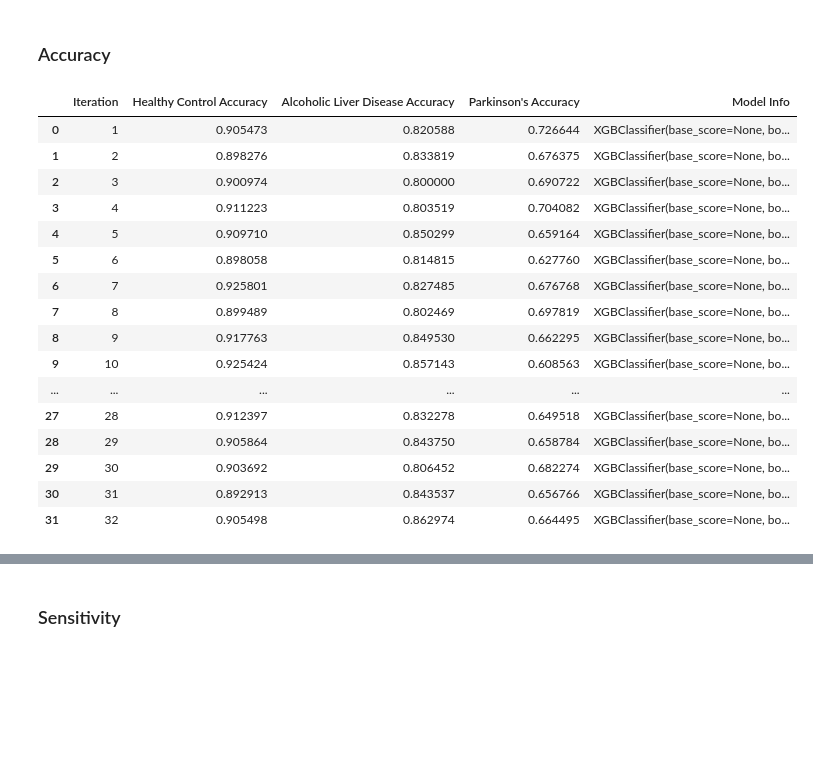
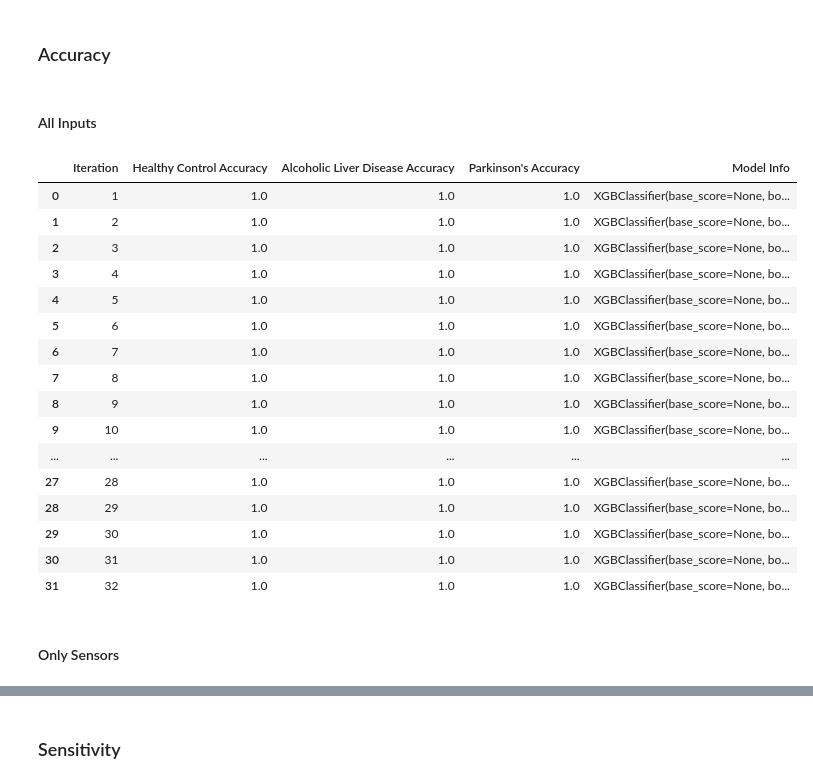
Before and after one commit to cjvilla/enose_predictions, a Jupyter notebook: exploratory_data.ipynb, the cells around one changed output, grey strips where cells are left out. Saved outputs shown, nothing was run; the diff lists cells and outputs as text; code cells hidden in the pictures; blank space fills up the shorter version.

```diff
--- a/exploratory_data.ipynb
+++ b/exploratory_data.ipynb
@@ -540,14 +1143,15 @@ import numpy as np
 import pandas as pd
 from sklearn.model_selection import train_test_split
 from sklearn.preprocessing import StandardScaler
-from sklearn.ensemble import AdaBoostClassifier
+import tensorflow as tf
+from tensorflow import keras
 from sklearn.metrics import accuracy_score
 
 # Load your merged_df dataset and preprocess it (as you've done)
 # Define features (X) and target variable (y)
 X = demographics[['S1', 'S2', 'S3', 'S4', 'S5', 'S6', 'S7', 'S8', 'S9', 'S10',
-              'S11', 'S12', 'S13', 'S14', 'S15', 'S16', 'S17', 'S18', 'S19', 'S20',
-              'S21', 'S22', 'S23', 'S24', 'S25', 'S26', 'S27', 'S28', 'S29', 'S30', 'S31', 'S32']]
+          'S11', 'S12', 'S13', 'S14', 'S15', 'S16', 'S17', 'S18', 'S19', 'S20',
+          'S21', 'S22', 'S23', 'S24', 'S25', 'S26', 'S27', 'S28', 'S29', 'S30', 'S31', 'S32']]
 y = demographics['group']  # Assuming 0 for Healthy Control and 1 for Alcoholic Liver Disease
 
 # Filter the dataset to include only "Healthy Control" (0) and "Alcoholic Liver Disease" (1)
@@ -558,21 +1162,30 @@ y_filtered = y[y.isin(selected_classes)]
 # Split the filtered dataset into training and testing sets
 X_train, X_test, y_train, y_test = train_test_split(X_filtered, y_filtered, test_size=0.2, random_state=42)
 
-# Standardize the input features (important for AdaBoost)
+# Standardize the input features (important for neural networks)
 scaler = StandardScaler()
 X_train = scaler.fit_transform(X_train)
 X_test = scaler.transform(X_test)
 
-# Create an AdaBoost classifier with a decision tree as the base estimator
-adaboost_classifier = AdaBoostClassifier(n_estimators=50, random_state=42)
+# Reshape data for LSTM (assuming time steps)
+n_features = X_train.shape[1]
+X_train = X_train.reshape(-1, 1, n_features)
+X_test = X_test.reshape(-1, 1, n_features)
 
-# Train the AdaBoost classifier on your data
-adaboost_classifier.fit(X_train, y_train)
+# Create an LSTM-based model
+model = keras.Sequential([
+    keras.layers.LSTM(64, activation='relu', input_shape=(1, n_features)),
+    keras.layers.Dense(1, activation='sigmoid')  # Output layer with sigmoid activation for binary classification
+])
 
-# Predict using the trained AdaBoost classifier
-y_pred = adaboost_classifier.predict(X_test)
+# Compile the model
+model.compile(optimizer='adam', loss='binary_crossentropy', metrics=['accuracy'])
 
-# Calculate accuracy on the test set
+# Train the LSTM model on your data
+model.fit(X_train, y_train, epochs=20, batch_size=32, validation_split=0.2)
+
+# Evaluate the model on the test set
+y_pred = (model.predict(X_test) > 0.5).astype(int)  # Convert probabilities to binary predictions
 accuracy = accuracy_score(y_test, y_pred)
 print(f'Test Accuracy: {accuracy * 100:.2f}%')
 # %% [output]
@@ -581,6 +1210,8 @@ Test Accuracy: 84.59%
 # **Chosen algorithm: xgBoost Classification Binary**
 # %% [markdown]
 ### Accuracy
+# %% [markdown]
+#### All Inputs
 # %%
 import warnings
 import pandas as pd
@@ -591,16 +1222,12 @@ from sklearn.metrics import accuracy_score
 # Suppress XGBoost-related warnings
 warnings.filterwarnings('ignore', category=UserWarning, module='xgboost')
 
-# Load your merged_df dataset and preprocess it
-# Replace 'your_merged_df.csv' with your dataset file path
-
 # Create an empty list to store DataFrames
 results_list = []
 
-# Define features (X) and target variable (y) for classification
-X = demographics[['S1', 'S2', 'S3', 'S4', 'S5', 'S6', 'S7', 'S8', 'S9', 'S10',
-              'S11', 'S12', 'S13', 'S14', 'S15', 'S16', 'S17', 'S18', 'S19', 'S20',
-              'S21', 'S22', 'S23', 'S24', 'S25', 'S26', 'S27', 'S28', 'S29', 'S30', 'S31', 'S32']]
+X = demographics[['Age', 'Race', 'BMI', 'LPS_Endotoxin', 'Perm_sucralose','S1', 'S2', 'S3', 'S4', 'S5', 'S6', 'S7', 'S8', 'S9', 'S10',
+          'S11', 'S12', 'S13', 'S14', 'S15', 'S16', 'S17', 'S18', 'S19', 'S20',
+          'S21', 'S22', 'S23', 'S24', 'S25', 'S26', 'S27', 'S28', 'S29', 'S30', 'S31', 'S32']]
 y = demographics['group']  # 0 for Healthy Control, 1 for Alcoholic Liver Disease, and 2 for Parkinson's
 
 # Specify the number of iterations
@@ -621,47 +1248,47 @@ for iteration in range(num_iterations):
     )
     xgb_classifier.fit(X_train, y_train)
 
     # Predict disease labels on the test set
     y_pred = xgb_classifier.predict(X_test)
 
     # Calculate accuracy for each class
     accuracy_healthy_control = accuracy_score(y_test[y_test == 0], y_pred[y_test == 0])
     accuracy_alcoholic_liver_disease = accuracy_score(y_test[y_test == 1], y_pred[y_test == 1])
     accuracy_parkinsons = accuracy_score(y_test[y_test == 2], y_pred[y_test == 2])
 
     # Create a DataFrame for the current iteration with model information
     iteration_df = pd.DataFrame({
         'Iteration': [iteration + 1],
         'Healthy Control Accuracy': [accuracy_healthy_control],
         'Alcoholic Liver Disease Accuracy': [accuracy_alcoholic_liver_disease],
         'Parkinson\'s Accuracy': [accuracy_parkinsons],
         'Model Info': [str(xgb_classifier)],
     })
 
     # Append the DataFrame to the results list
     results_list.append(iteration_df)
 
 # Concatenate all DataFrames in the results list
 xgboost_classification_binary_accuracy_results = pd.concat(results_list, ignore_index=True)
 
 # Display the results DataFrame
 xgboost_classification_binary_accuracy_results.head(num_iterations)
 # %% [output]
 |  | Iteration | Healthy Control Accuracy | Alcoholic Liver Disease Accuracy | Parkinson's Accuracy | Model Info |
-| 0 | 1 | 0.905473 | 0.820588 | 0.726644 | XGBClassifier(base_score=None, bo... |
-| 1 | 2 | 0.898276 | 0.833819 | 0.676375 | XGBClassifier(base_score=None, bo... |
-| 2 | 3 | 0.900974 | 0.800000 | 0.690722 | XGBClassifier(base_score=None, bo... |
-| 3 | 4 | 0.911223 | 0.803519 | 0.704082 | XGBClassifier(base_score=None, bo... |
-| 4 | 5 | 0.909710 | 0.850299 | 0.659164 | XGBClassifier(base_score=None, bo... |
-| 5 | 6 | 0.898058 | 0.814815 | 0.627760 | XGBClassifier(base_score=None, bo... |
-| 6 | 7 | 0.925801 | 0.827485 | 0.676768 | XGBClassifier(base_score=None, bo... |
-| 7 | 8 | 0.899489 | 0.802469 | 0.697819 | XGBClassifier(base_score=None, bo... |
-| 8 | 9 | 0.917763 | 0.849530 | 0.662295 | XGBClassifier(base_score=None, bo... |
-| 9 | 10 | 0.925424 | 0.857143 | 0.608563 | XGBClassifier(base_score=None, bo... |
+| 0 | 1 | 1.0 | 1.0 | 1.0 | XGBClassifier(base_score=None, bo... |
+| 1 | 2 | 1.0 | 1.0 | 1.0 | XGBClassifier(base_score=None, bo... |
+| 2 | 3 | 1.0 | 1.0 | 1.0 | XGBClassifier(base_score=None, bo... |
+| 3 | 4 | 1.0 | 1.0 | 1.0 | XGBClassifier(base_score=None, bo... |
+| 4 | 5 | 1.0 | 1.0 | 1.0 | XGBClassifier(base_score=None, bo... |
+| 5 | 6 | 1.0 | 1.0 | 1.0 | XGBClassifier(base_score=None, bo... |
+| 6 | 7 | 1.0 | 1.0 | 1.0 | XGBClassifier(base_score=None, bo... |
+| 7 | 8 | 1.0 | 1.0 | 1.0 | XGBClassifier(base_score=None, bo... |
+| 8 | 9 | 1.0 | 1.0 | 1.0 | XGBClassifier(base_score=None, bo... |
+| 9 | 10 | 1.0 | 1.0 | 1.0 | XGBClassifier(base_score=None, bo... |
 | ... | ... | ... | ... | ... | ... |
-| 27 | 28 | 0.912397 | 0.832278 | 0.649518 | XGBClassifier(base_score=None, bo... |
-| 28 | 29 | 0.905864 | 0.843750 | 0.658784 | XGBClassifier(base_score=None, bo... |
-| 29 | 30 | 0.903692 | 0.806452 | 0.682274 | XGBClassifier(base_score=None, bo... |
-| 30 | 31 | 0.892913 | 0.843537 | 0.656766 | XGBClassifier(base_score=None, bo... |
-| 31 | 32 | 0.905498 | 0.862974 | 0.664495 | XGBClassifier(base_score=None, bo... |
+| 27 | 28 | 1.0 | 1.0 | 1.0 | XGBClassifier(base_score=None, bo... |
+| 28 | 29 | 1.0 | 1.0 | 1.0 | XGBClassifier(base_score=None, bo... |
+| 29 | 30 | 1.0 | 1.0 | 1.0 | XGBClassifier(base_score=None, bo... |
+| 30 | 31 | 1.0 | 1.0 | 1.0 | XGBClassifier(base_score=None, bo... |
+| 31 | 32 | 1.0 | 1.0 | 1.0 | XGBClassifier(base_score=None, bo... |
 # %%
@@ -668,0 +1297,2 @@ xgboost_classification_binary_accuracy_results.to_csv('/content/drive/MyDrive/eN
+# %% [markdown]
+#### Only Sensors
```
Also changed, not shown: parts of 112 cells of this notebook.
